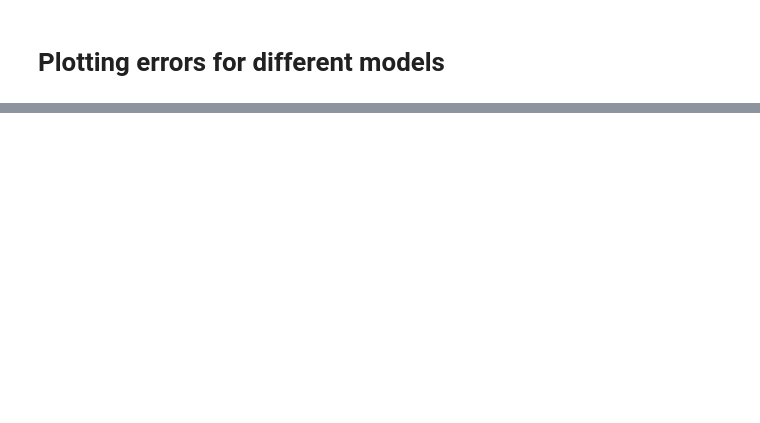
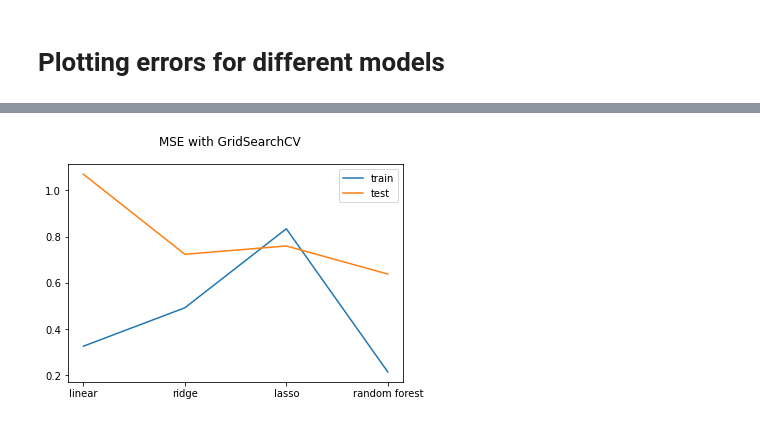
Before and after one commit to nenadperisic/PredictingMovieRatings, a Jupyter notebook: src/regression2.ipynb, the cells around one changed output, grey strips where cells are left out. Cells and saved outputs as stored; diff of their text form; code cells hidden in the pictures; blank space fills up the shorter version.

```diff
--- a/src/regression2.ipynb
+++ b/src/regression2.ipynb
@@ -293,0 +337,12 @@ plt.show()
+# %%
+mse_train_errors_grid = [mean_squared_error(linearRegressionGrid.predict(X_train), train_data['IMDB Score']), mean_squared_error(ridgeRegressionGrid.predict(X_train), train_data['IMDB Score']), mean_squared_error(lassoRegressionGrid.predict(X_train), train_data['IMDB Score']), mean_squared_error(randomForestGrid.predict(X_train), train_data['IMDB Score'])]
+mse_test_errors_grid = [mean_squared_error(linearRegressionGrid.predict(X_test), test_data['IMDB Score']), mean_squared_error(ridgeRegressionGrid.predict(X_test), test_data['IMDB Score']), mean_squared_error(lassoRegressionGrid.predict(X_test), test_data['IMDB Score']), mean_squared_error(randomForestGrid.predict(X_test), test_data['IMDB Score'])]
+models = ['linear','ridge', 'lasso', 'random forest']
+
+plt.suptitle('MSE with GridSearchCV')
+plt.plot(models, mse_train_errors_grid)
+plt.plot(models, mse_test_errors_grid)
+plt.legend(labels=['train', 'test'])
+plt.show()
+# %% [output]
+[figure, added]
```
Also changed, not shown: parts of 30 cells of this notebook, 3 other files.
